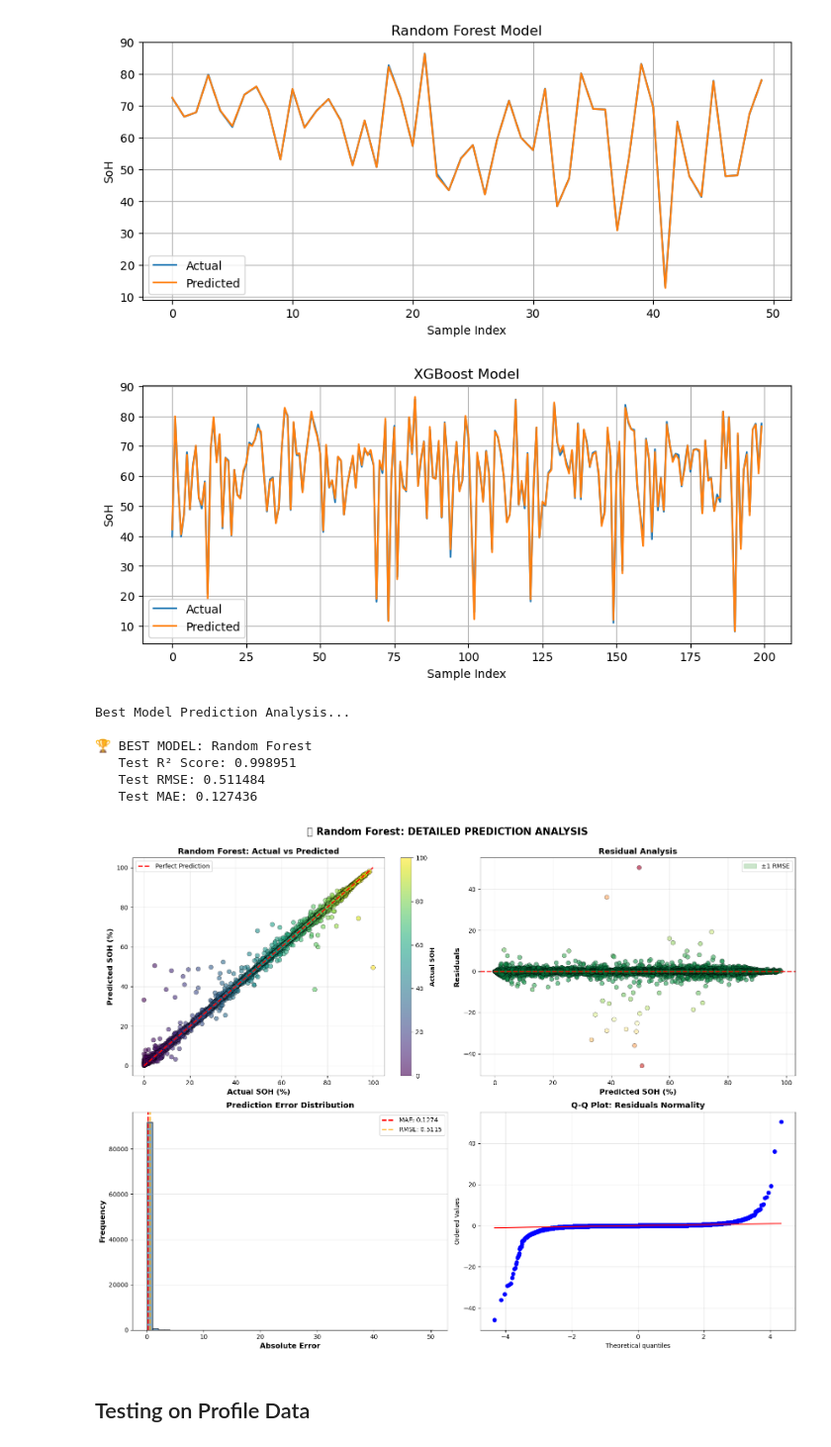
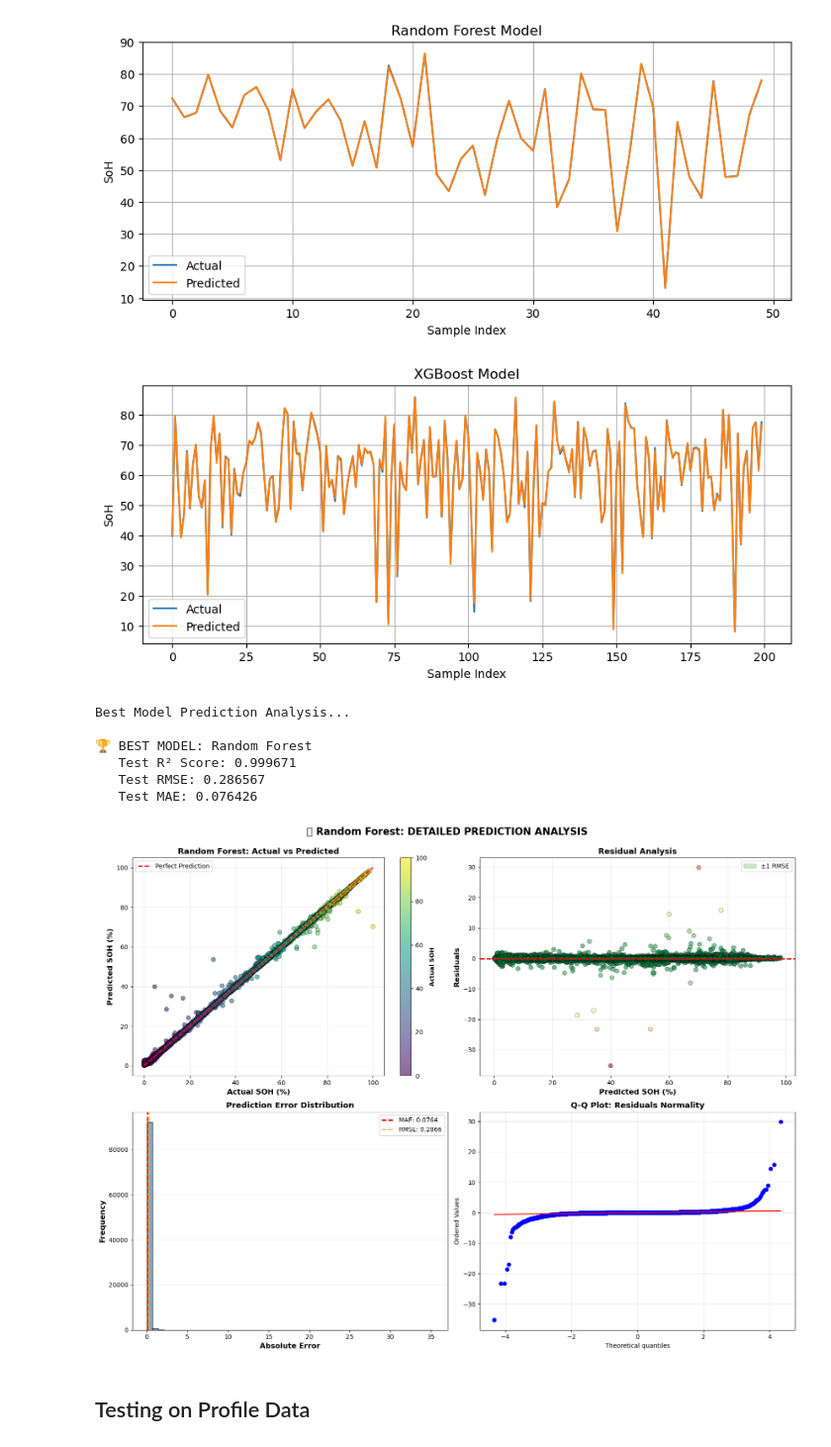
Before and after one commit to ksat-ul/AI_battery_diagnostics, a Jupyter notebook: Code/soh_prediction.ipynb, the cells around one changed output. Shown at 99% size. Saved outputs shown, nothing was run; the diff lists cells and outputs as text; code cells hidden in the pictures.

Commit message:
Organised and added few more details

```diff
--- a/Code/soh_prediction.ipynb
+++ b/Code/soh_prediction.ipynb
@@ -117,6 +117,6 @@ plt.show()
 df = df.drop(columns=['Parameter ID', 'NR', 'Slave ID', 'Column ID', 'timestamp_s', 'timestamp_origin', 'sd_block_id', 'uptime_ticks']).copy()
 # %%
 ## Drop all derived features
-derived_features = [col for col in df.columns if col.startswith(('total'))]
-print(len(derived_features))
-df = df.drop(columns=derived_features).copy()
+# derived_features = [col for col in df.columns if col.startswith(('total'))]
+# print(len(derived_features))
+# df = df.drop(columns=derived_features).copy()
@@ -160,7 +146,8 @@ df.dropna(subset=['soh_cap'], inplace=True)
 ## Rough idea of features to use
 ## 'cyc_charged', 'age_temp', 'age_chg_rate', 'age_dischg_rate', 'energy_efficiency', 'ocv_est_start_V', 'ocv_est_end_V', 'cyc_duration_s', 'num_cycles_op'
 # %%
-df_final = df[['cyc_charged', 'age_temp', 'age_chg_rate', 'age_dischg_rate', 'ocv_est_start_V', 'ocv_est_end_V', 'cyc_duration_s', 'num_cycles_op']].copy()
+# df_final = df[['cyc_charged', 'age_temp', 'age_chg_rate', 'age_dischg_rate', 'delta_e_Wh', 'ocv_est_start_V', 'ocv_est_end_V', 'cyc_duration_s', 'num_cycles_op']].copy()
+df_final = df[['age_temp', 'age_chg_rate', 'age_dischg_rate','delta_q_Ah', 'delta_e_Wh', 'ocv_est_start_V', 'ocv_est_end_V', 't_start_degC', 't_end_degC', 'cyc_duration_s', 'num_cycles_op', 'total_e_chg_sum_Wh']].copy()
 # %%
 df_labels = df[['soh_cap', 'cap_aged_est_Ah']].copy()
 # %%
@@ -1204,7 +1206,7 @@ plot_soh_trend(y_test.values[500:], y_test_pred_rf[500:], n= 50, title="Random F
 # %%
 plot_soh_trend(y_test.values[50:], y_test_pred_xgb[50:], "XGBoost Model")
 # %% [output]
-[figure, old version]
+[figure, new version]
 # %%
 # ============================================================================
 # BEST MODEL PREDICTION ANALYSIS
@@ -1250,38 +1252,38 @@ ax2.set_ylabel('Residuals', fontweight='bold', fontsize=12)
 ax2.set_title('Residual Analysis', fontweight='bold', fontsize=13)
 ax2.legend(fontsize=10)
 ax2.grid(True, alpha=0.3)
 
 # 3. Prediction Error Distribution
 ax3 = axes[1, 0]
 errors = np.abs(residuals)
 ax3.hist(errors, bins=50, color='steelblue', edgecolor='black', alpha=0.7)
 ax3.axvline(best_results['test_mae'], color='red', linestyle='--', lw=2, label=f'MAE: {best_results["test_mae"]:.4f}')
 ax3.axvline(best_results['test_rmse'], color='orange', linestyle='--', lw=2, label=f'RMSE: {best_results["test_rmse"]:.4f}')
 ax3.set_xlabel('Absolute Error', fontweight='bold', fontsize=12)
 ax3.set_ylabel('Frequency', fontweight='bold', fontsize=12)
 ax3.set_title('Prediction Error Distribution', fontweight='bold', fontsize=13)
 ax3.legend(fontsize=10)
 ax3.grid(True, alpha=0.3, axis='y')
 
 # 4. Q-Q Plot (Residuals Normality Check)
 ax4 = axes[1, 1]
 from scipy import stats
 stats.probplot(residuals, dist="norm", plot=ax4)
 ax4.set_title('Q-Q Plot: Residuals Normality', fontweight='bold', fontsize=13)
 ax4.grid(True, alpha=0.3)
 
-fig.suptitle(f'🎯 {best_model_name}: DETAILED PREDICTION ANALYSIS',
+fig.suptitle(f'{best_model_name}: DETAILED PREDICTION ANALYSIS',
             fontsize=16, fontweight='bold', y=0.995)
 plt.tight_layout()
 plt.show()
 # %% [output]
 Best Model Prediction Analysis...
 
 🏆 BEST MODEL: Random Forest
-   Test R² Score: 0.998951
-   Test RMSE: 0.511484
-   Test MAE: 0.127436
+   Test R² Score: 0.999671
+   Test RMSE: 0.286567
+   Test MAE: 0.076426
-[figure, old version]
+[figure, new version]
 # %% [markdown]
 ## Testing on Profile Data
 # %%
```
Also changed, not shown: parts of 28 cells of this notebook, 1 other file.
